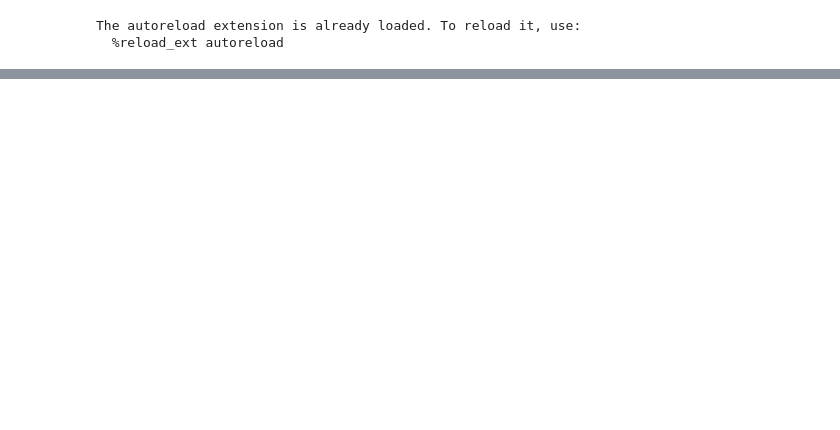
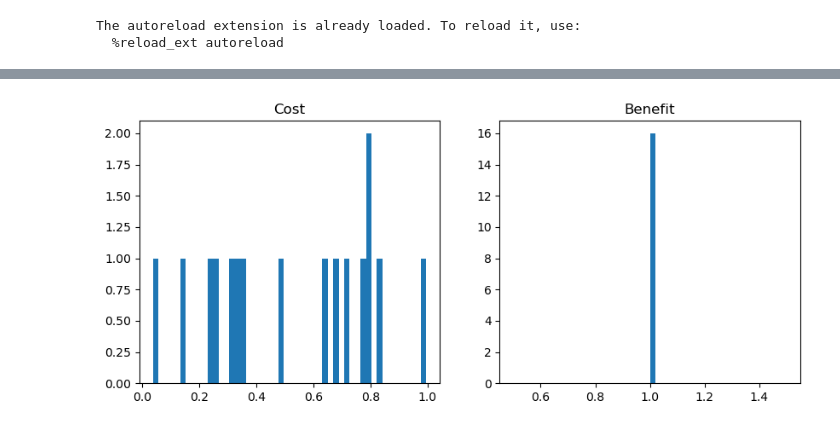
Before and after one commit to tony1747/patient-informed-decision-tool, a Jupyter notebook: main.ipynb, the cells around one changed output, grey strips where cells are left out. Saved outputs shown, nothing was run; the diff lists cells and outputs as text; code cells hidden in the pictures; blank space fills up the shorter version.

```diff
--- a/main.ipynb
+++ b/main.ipynb
@@ -85,3 +86,12 @@ df_sch.head()
+# %%
+# plot two histograms for cost and benefit
+fig, ax = plt.subplots(1, 2, figsize=(10, 4))
+ax[0].hist(df_sch["cost"], bins=50)
+ax[0].set_title("Cost");
+ax[1].hist(df_sch["benefit"], bins=50)
+ax[1].set_title("Benefit");
+# %% [output]
+[figure, added]
 # %%
 threshold = 0.5 # arbitrary threshold
 
```
Also changed, not shown: parts of 4 cells of this notebook, 1 other file.
